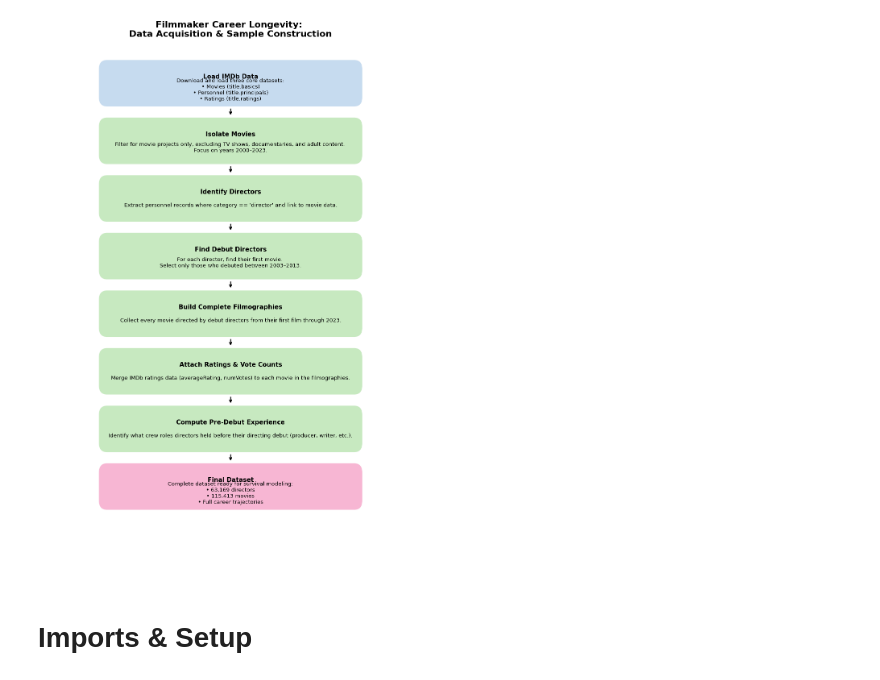
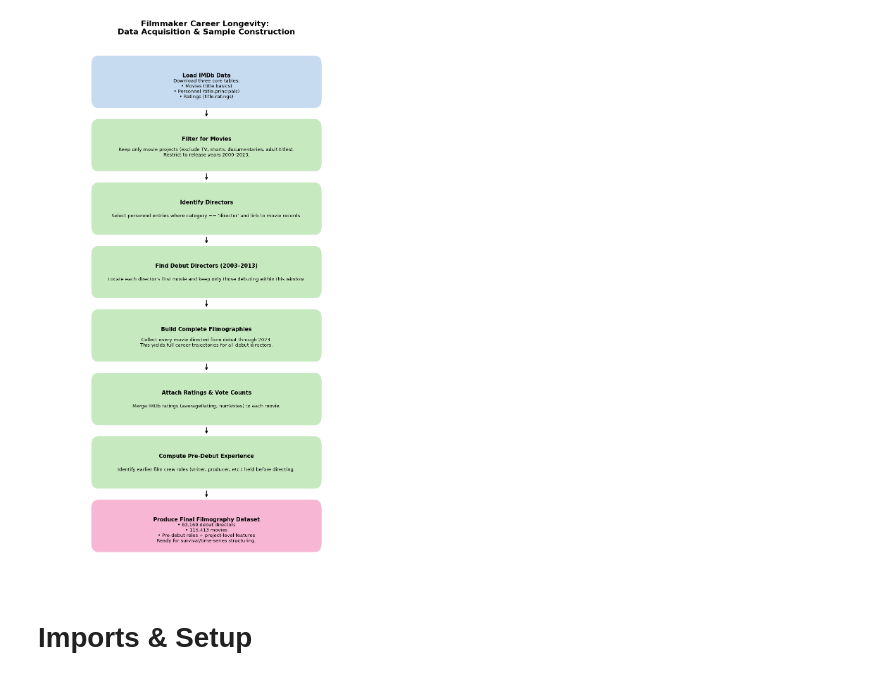
Before and after one commit to nhunguyen0901/predicting-filmmaker-career-longevity, a Jupyter notebook: 01_data_acquisition_sample_construction.ipynb, the cells around one changed output. Cells and saved outputs as stored; diff of their text form; code cells hidden in the pictures.

Commit message:
constructing longitudinal dataset

```diff
--- a/01_data_acquisition_sample_construction.ipynb
+++ b/01_data_acquisition_sample_construction.ipynb
@@ -11,7 +11,7 @@ import matplotlib.pyplot as plt
 from matplotlib.patches import FancyBboxPatch
 
 # --- Figure (tall for clean spacing) ---
-fig, ax = plt.subplots(figsize=(12, 14))
+fig, ax = plt.subplots(figsize=(12, 16))
 ax.axis("off")
 
 # --- Colors by phase ---
@@ -23,38 +23,63 @@ colors = {
 
 # --- Workflow steps ---
 steps = [
-    ("Load IMDb Data",
-     "Download and load three core datasets:\n• Movies (title.basics)\n• Personnel (title.principals)\n• Ratings (title.ratings)",
-     "data"),
-    ("Isolate Movies",
-     "Filter for movie projects only, excluding TV shows, documentaries, and adult content. \nFocus on years 2000–2023.",
-     "cleaning"),
-    ("Identify Directors",
-     "Extract personnel records where category == 'director' and link to movie data.",
-     "cleaning"),
-    ("Find Debut Directors",
-     "For each director, find their first movie. \nSelect only those who debuted between 2003–2013.",
-     "cleaning"),
-    ("Build Complete Filmographies",
-     "Collect every movie directed by debut directors from their first film through 2023.",
-     "cleaning"),
-    ("Attach Ratings & Vote Counts",
-     "Merge IMDb ratings data (averageRating, numVotes) to each movie in the filmographies.",
-     "cleaning"),
-    ("Compute Pre-Debut Experience",
-     "Identify what crew roles directors held before their directing debut (producer, writer, etc.).",
-     "cleaning"),
-    ("Final Dataset",
-     "Complete dataset ready for survival modeling:\n• 63,169 directors\n• 115,413 movies\n• Full career trajectories",
-     "output"),
+    (
+        "Load IMDb Data",
+        "Download three core tables:\n"
+        "• Movies (title.basics)\n"
+        "• Personnel (title.principals)\n"
+        "• Ratings (title.ratings)",
+        "data"
+    ),
+    (
+        "Filter for Movies",
+        "Keep only movie projects (exclude TV, shorts, documentaries, adult titles).\n"
+        "Restrict to release years 2000–2023.",
+        "cleaning"
+    ),
+    (
+        "Identify Directors",
+        "Select personnel entries where category == 'director' and link to movie records.",
+        "cleaning"
+    ),
+    (
+        "Find Debut Directors (2003–2013)",
+        "Locate each director’s first movie and keep only those debuting within this window.",
+        "cleaning"
+    ),
+    (
+        "Build Complete Filmographies",
+        "Collect every movie directed from debut through 2023.\n"
+        "This yields full career trajectories for all debut directors.",
+        "cleaning"
+    ),
+    (
+        "Attach Ratings & Vote Counts",
+        "Merge IMDb ratings (averageRating, numVotes) to each movie.",
+        "cleaning"
+    ),
+    (
+        "Compute Pre-Debut Experience",
+        "Identify earlier film crew roles (writer, producer, etc.) held before directing.",
+        "cleaning"
+    ),
+    (
+        "Produce Final Filmography Dataset",
+        "• 63,169 debut directors\n"
+        "• 115,413 movies\n"
+        "• Pre-debut roles + project-level features\n"
+        "Ready for survival/time-series structuring.",
+        "output"
+    ),
 ]
+
 
 # --- Layout parameters (smaller bars) ---
 N = len(steps)
 top_margin = 0.95
 bottom_margin = 0.05
 
-box_h = 0.03         # smaller box height
+box_h = 0.04        # smaller box height
 v_gap = 0.08          # vertical gap between boxes
 step_pitch = box_h + v_gap
 
@@ -89,34 +114,34 @@ for i, (title, text, category) in enumerate(steps):
     ax.text(
         left + box_w / 2,
         y_box_bottom + box_h / 2 + text_pad_y - 0.015,
         text,
         ha="center", va="center",
         fontsize=9.5, fontweight="regular"
     )
 
     # Arrow from bottom of this box to top of next box
     if i < N - 1:
         next_y_top = top_margin - ((i + 1) * step_pitch)
         y_start = y_box_bottom - 0.4 * v_gap
         y_end = next_y_top + 0.4 * v_gap
 
         ax.annotate(
             "",
             xy=(left + box_w / 2, y_end),
             xytext=(left + box_w / 2, y_start),
             arrowprops=dict(arrowstyle="->", lw=1.6, color="black")
         )
 
 # --- Title ---
 plt.title(
     "Filmmaker Career Longevity: \nData Acquisition & Sample Construction",
     fontsize=16, fontweight="bold", pad=22, x=0.4
 )
 
 plt.tight_layout()
 plt.show()
 # %% [output]
-[figure, old version]
+[figure, new version]
 # %% [markdown]
 # Imports & Setup
 # %%
```
Also changed, not shown: parts of 1 cell of this notebook, 1 other file.
